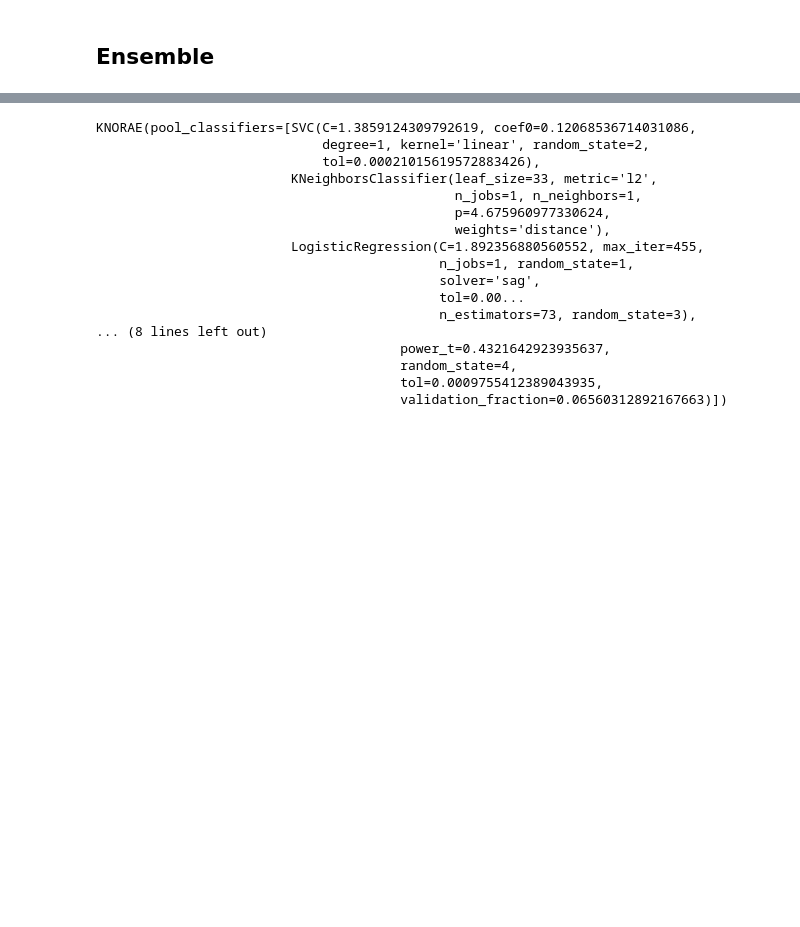
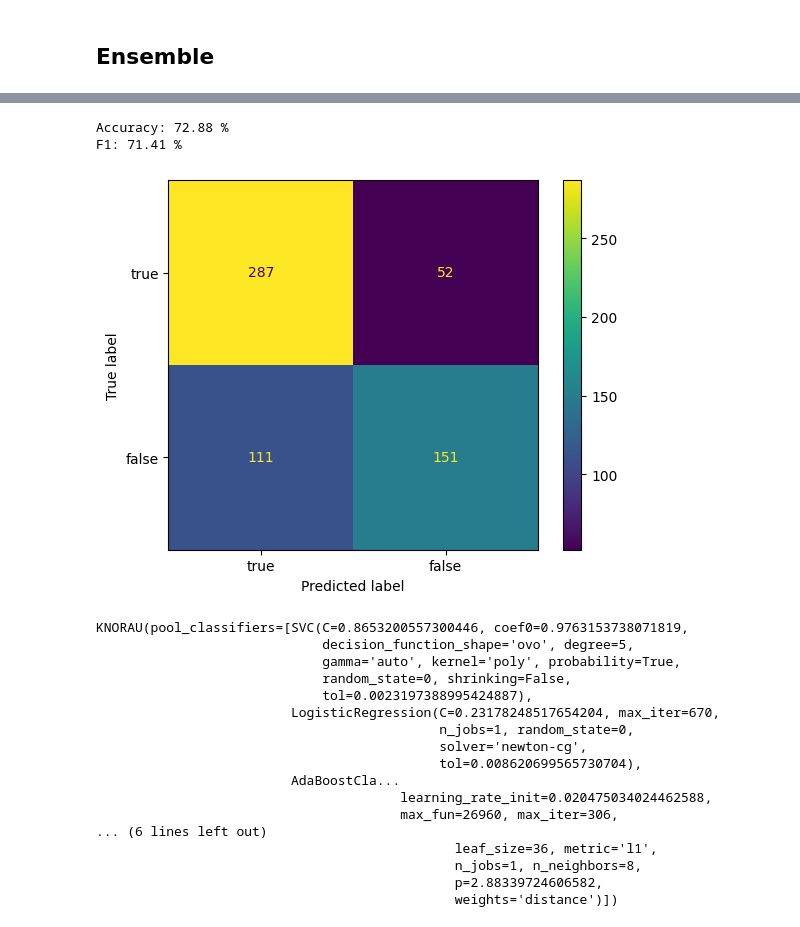
Before and after one commit to jiekelove7/wills-ensemble, a Jupyter notebook: rumour-detection-implementations.ipynb, the cells around one changed output, grey strips where cells are left out. Drawn from its saved outputs; the diff is of its cells as text; code cells hidden in the pictures; blank space fills up the shorter version.

```diff
--- a/rumour-detection-implementations.ipynb
+++ b/rumour-detection-implementations.ipynb
@@ -304,10 +307,0 @@ F1: 75.59 %
-# %%
-from deslib.des import KNORAE
-
-classifiers = [svm, knn, myLR, ada, mlp]
-
-for c in classifiers:
-    c.fit(X_train.toarray(), y_train)
-
-for c in classifiers:
-    print(c.best_model())
@@ -333,9 +308,7 @@ for c in classifiers:
-# %%
-hp_classifiers = [svm, knn, myLR, ada, mlp]
-
-sk_classifiers = []
-
-for c in classifiers:
-    sk_model = c.best_model()['learner']
-    sk_model.fit(X_train.toarray(), y_train)
-    sk_classifiers.append(sk_model)
+# %%
+from deslib.des import KNORAE
+sk_classifiers = [sk_svm, sk_LR, sk_ada, sk_mlp, sk_knn]
+names = ["svm", "LR", "ada", "mlp", "knn"]
+ensemble = KNORAE(pool_classifiers=sk_classifiers)
+
+ensemble.fit(X_train, y_train)
@@ -342,23 +333,33 @@ for c in classifiers:
+# %%
+#predy = ensemble.score(X_test, y_test)
+#print(predy)
+evaluate_model(ensemble, X_test, y_test)
+# %% [output]
+Accuracy: 72.88 %
+F1: 71.41 %
+[figure, added]
 # %%
-ensemble = KNORAE(pool_classifiers=sk_classifiers)
+from deslib.des import KNORAU
 
-ensemble.fit(X_train.toarray(), y_train)
+ensemble = KNORAU(pool_classifiers=sk_classifiers)
+
+ensemble.fit(X_train, y_train)
 # %% [output]
-KNORAE(pool_classifiers=[SVC(C=1.3859124309792619, coef0=0.12068536714031086,
-                             degree=1, kernel='linear', random_state=2,
-                             tol=0.00021015619572883426),
-                         KNeighborsClassifier(leaf_size=33, metric='l2',
-                                              n_jobs=1, n_neighbors=1,
-                                              p=4.675960977330624,
-                                              weights='distance'),
-                         LogisticRegression(C=1.892356880560552, max_iter=455,
-                                            n_jobs=1, random_state=1,
-                                            solver='sag',
-                                            tol=0.00...
-                                            n_estimators=73, random_state=3),
-... (8 lines left out)
-                                       power_t=0.4321642923935637,
-                                       random_state=4,
-                                       tol=0.0009755412389043935,
-                                       validation_fraction=0.06560312892167663)])
+KNORAU(pool_classifiers=[SVC(C=0.8653200557300446, coef0=0.9763153738071819,
+                             decision_function_shape='ovo', degree=5,
+                             gamma='auto', kernel='poly', probability=True,
+                             random_state=0, shrinking=False,
+                             tol=0.0023197388995424887),
+                         LogisticRegression(C=0.23178248517654204, max_iter=670,
+                                            n_jobs=1, random_state=0,
+                                            solver='newton-cg',
+                                            tol=0.008620699565730704),
+                         AdaBoostCla...
+                                       learning_rate_init=0.020475034024462588,
+                                       max_fun=26960, max_iter=306,
+... (6 lines left out)
+                                              leaf_size=36, metric='l1',
+                                              n_jobs=1, n_neighbors=8,
+                                              p=2.88339724606582,
+                                              weights='distance')])
 # %%
```
Also changed, not shown: parts of 16 cells of this notebook, 2 other files.
